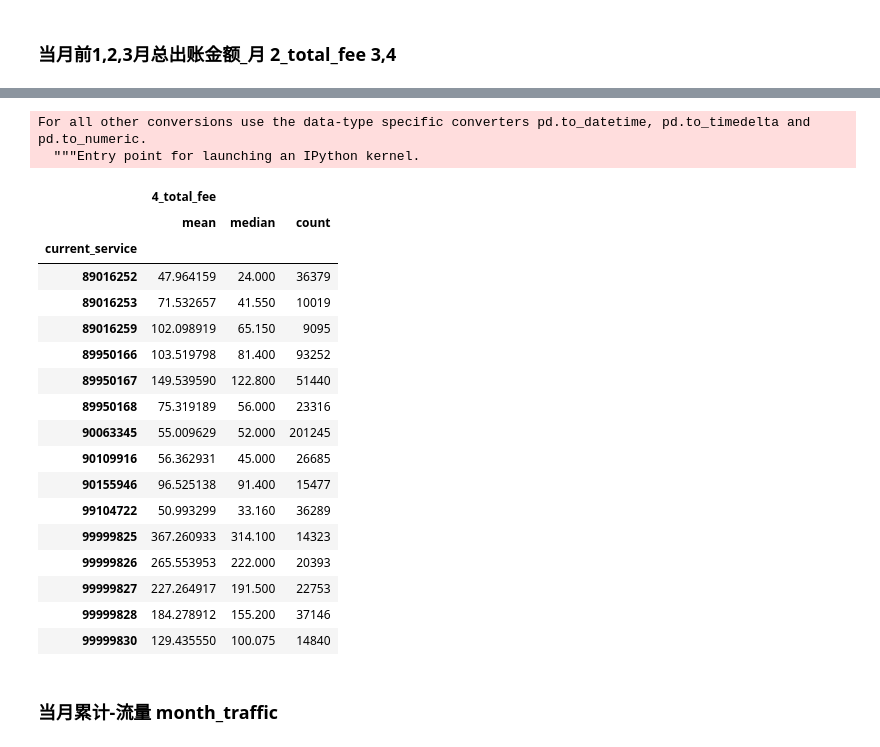
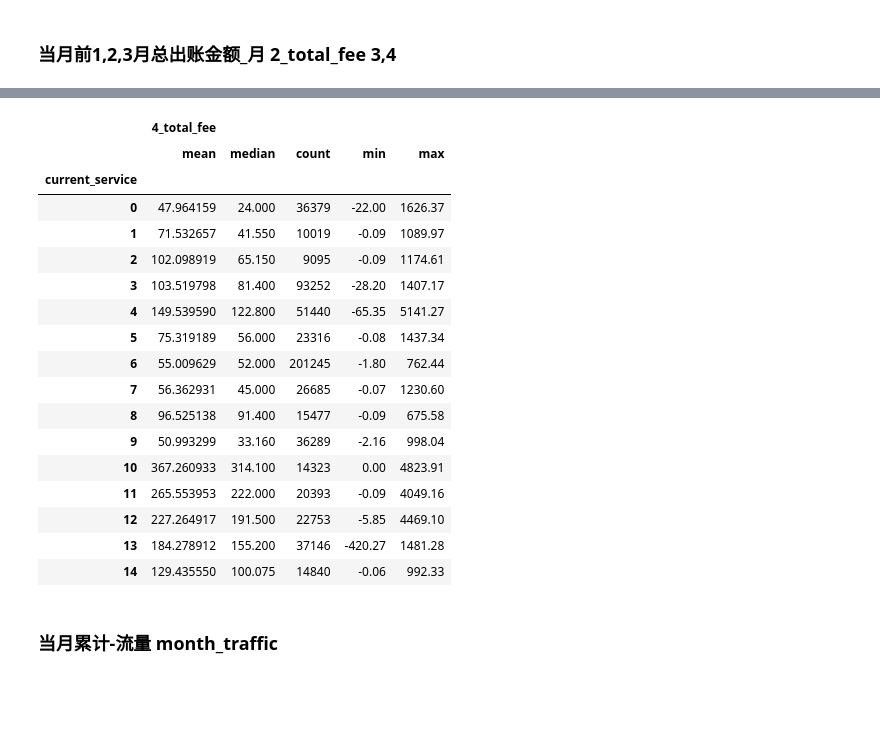
Before and after one commit to billreus/ML, a Jupyter notebook: DataFountain/unicom/modlev1.0.ipynb, the cells around one changed output, grey strips where cells are left out. Saved outputs shown, nothing was run; the diff lists cells and outputs as text; code cells hidden in the pictures; blank space fills up the shorter version.

```diff
--- a/DataFountain/unicom/modlev1.0.ipynb
+++ b/DataFountain/unicom/modlev1.0.ipynb
@@ -30,6 +30,28 @@ from sklearn.svm import SVR, LinearSVR
 from sklearn.linear_model import ElasticNet, SGDRegressor, BayesianRidge
 from sklearn.kernel_ridge import KernelRidge
 from xgboost import XGBRegressor
+# %%
+train['2_total_fee'] = train['2_total_fee'].replace('\\N', 0)
+train['3_total_fee'] = train['3_total_fee'].replace('\\N', 0)
+train['age'] = train['age'].replace('\\N', 0)
+train['gender'] = train['gender'].replace('\\N', 0)
+
+test['2_total_fee'] = test['2_total_fee'].replace('\\N', 0)
+test['3_total_fee'] = test['3_total_fee'].replace('\\N', 0)
+test['age'] = test['age'].replace('\\N', 0)
+test['gender'] = test['gender'].replace('\\N', 0)
+
+train['gender'] = train['gender'].apply(lambda x : int(x))
+test['gender'] = test['gender'].apply(lambda x : int(x))
+
+train['age'] = train['age'].apply(lambda x : int(x))
+test['age'] = test['age'].apply(lambda x : int(x))
+
+train['2_total_fee'] = train['2_total_fee'].apply(lambda x : float(x))
+test['2_total_fee'] = test['2_total_fee'].apply(lambda x : float(x))
+
+train['3_total_fee'] = train['3_total_fee'].apply(lambda x : float(x))
+test['3_total_fee'] = test['3_total_fee'].apply(lambda x : float(x))
 # %%
 train.head(10)
 # %% [output]
@@ -67,4 +89,8 @@ dtypes: float64(10), int64(12), object(5)
 memory usage: 126.2+ MB
+# %%
+label = train['current_service']
+le = LabelEncoder()
+train['current_service'] = le.fit_transform(label)
 # %%
 # 结果为15种套餐,计划使用replace把替换成简单的数值
 
@@ -306,9 +358,2 @@ Name: 2_total_fee, Length: 52475, dtype: int64
 # %% [markdown]
 ### 当月前1,2,3月总出账金额_月 2_total_fee 3,4
-# %%
-#numflo = ['2_total_fee', '3_total_fee']
-#for col in numflo:
-#train['3_total_fee'] = train['3_total_fee'].astype(float)
-train['2_total_fee'] = train['2_total_fee'].convert_objects(convert_numeric=True)
-
-train.groupby(['current_service'])[['2_total_fee']].agg(['mean','median','count'])
@@ -356,5 +381,3 @@ Name: 2_total_fee, Length: 36419, dtype: int64
 # %%
-train['3_total_fee'] = train['3_total_fee'].convert_objects(convert_numeric=True)
-
-train.groupby(['current_service'])[['3_total_fee']].agg(['mean','median','count'])
+train.groupby(['current_service'])[['3_total_fee']].agg(['mean','median','count','min','max'])
 # %% [output]
@@ -381,28 +402,24 @@ For all other conversions use the data-type specific converters pd.to_datetime,
 # %%
-train['4_total_fee'] = train['4_total_fee'].convert_objects(convert_numeric=True)
-
-train.groupby(['current_service'])[['4_total_fee']].agg(['mean','median','count'])
+train.groupby(['current_service'])[['4_total_fee']].agg(['mean','median','count','min','max'])
 # %% [output]
-For all other conversions use the data-type specific converters pd.to_datetime, pd.to_timedelta and pd.to_numeric.
-  """Entry point for launching an IPython kernel.
-|  | 4_total_fee |  |  |
-|  | mean | median | count |
-| current_service |  |  |  |
-| 89016252 | 47.964159 | 24.000 | 36379 |
-| 89016253 | 71.532657 | 41.550 | 10019 |
-| 89016259 | 102.098919 | 65.150 | 9095 |
-| 89950166 | 103.519798 | 81.400 | 93252 |
-| 89950167 | 149.539590 | 122.800 | 51440 |
-| 89950168 | 75.319189 | 56.000 | 23316 |
-| 90063345 | 55.009629 | 52.000 | 201245 |
-| 90109916 | 56.362931 | 45.000 | 26685 |
-| 90155946 | 96.525138 | 91.400 | 15477 |
-| 99104722 | 50.993299 | 33.160 | 36289 |
-| 99999825 | 367.260933 | 314.100 | 14323 |
-| 99999826 | 265.553953 | 222.000 | 20393 |
-| 99999827 | 227.264917 | 191.500 | 22753 |
-| 99999828 | 184.278912 | 155.200 | 37146 |
-| 99999830 | 129.435550 | 100.075 | 14840 |
+|  | 4_total_fee |  |  |  |  |
+|  | mean | median | count | min | max |
+| current_service |  |  |  |  |  |
+| 0 | 47.964159 | 24.000 | 36379 | -22.00 | 1626.37 |
+| 1 | 71.532657 | 41.550 | 10019 | -0.09 | 1089.97 |
+| 2 | 102.098919 | 65.150 | 9095 | -0.09 | 1174.61 |
+| 3 | 103.519798 | 81.400 | 93252 | -28.20 | 1407.17 |
+| 4 | 149.539590 | 122.800 | 51440 | -65.35 | 5141.27 |
+| 5 | 75.319189 | 56.000 | 23316 | -0.08 | 1437.34 |
+| 6 | 55.009629 | 52.000 | 201245 | -1.80 | 762.44 |
+| 7 | 56.362931 | 45.000 | 26685 | -0.07 | 1230.60 |
+| 8 | 96.525138 | 91.400 | 15477 | -0.09 | 675.58 |
+| 9 | 50.993299 | 33.160 | 36289 | -2.16 | 998.04 |
+| 10 | 367.260933 | 314.100 | 14323 | 0.00 | 4823.91 |
+| 11 | 265.553953 | 222.000 | 20393 | -0.09 | 4049.16 |
+| 12 | 227.264917 | 191.500 | 22753 | -5.85 | 4469.10 |
+| 13 | 184.278912 | 155.200 | 37146 | -420.27 | 1481.28 |
+| 14 | 129.435550 | 100.075 | 14840 | -0.06 | 992.33 |
 # %% [markdown]
 ### 当月累计-流量 month_traffic
 # %%
```
Also changed, not shown: parts of 26 cells of this notebook, 1 other file.
